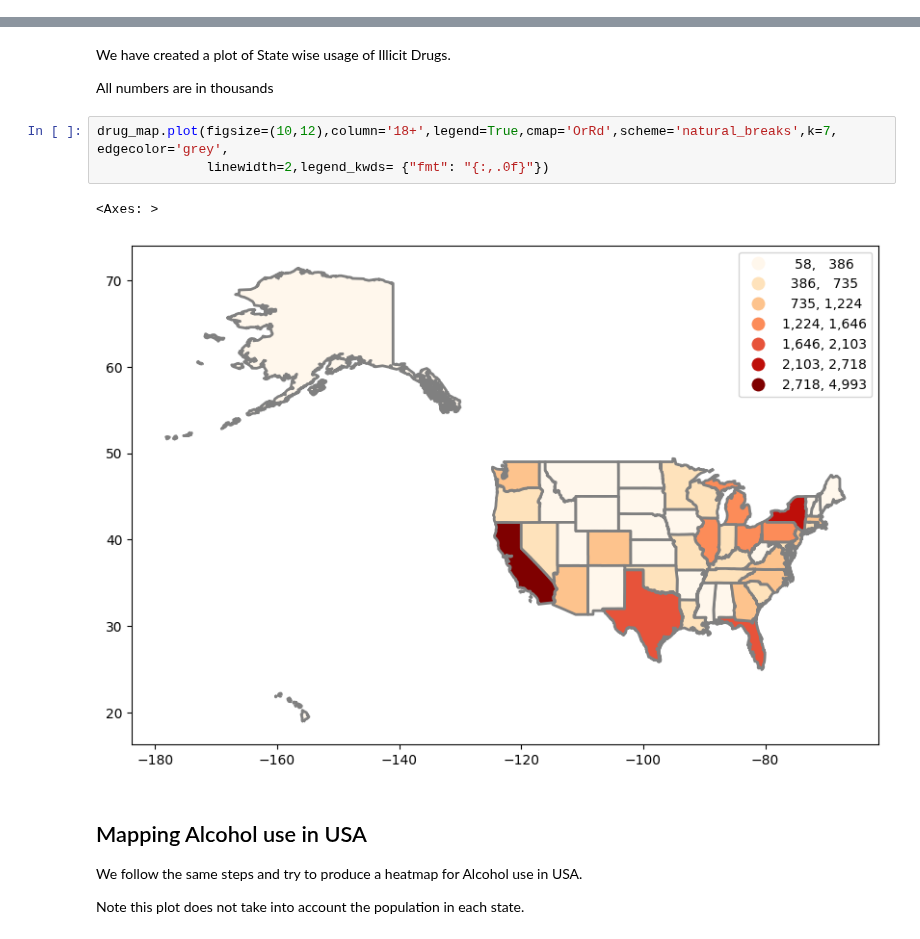
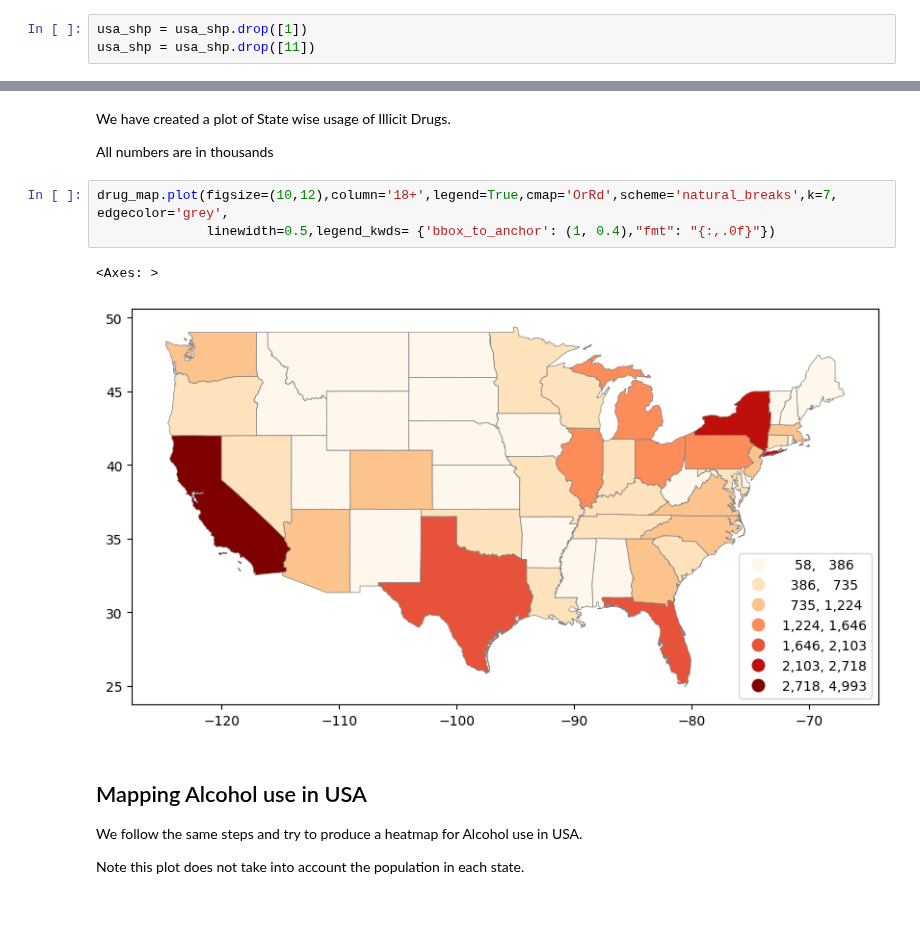
Before and after one commit to gauravshetty98/Analyzing-Statewise-Substance-Abuse-And-Its-Correalation, a Jupyter notebook: map_ps0.ipynb, the cells around one changed output, grey strips where cells are left out. Cells and saved outputs as stored; diff of their text form; blank space fills up the shorter version.

```diff
--- a/map_ps0.ipynb
+++ b/map_ps0.ipynb
@@ -54,0 +72,3 @@ usa_shp.plot()
+# %%
+usa_shp = usa_shp.drop([1])
+usa_shp = usa_shp.drop([11])
@@ -176,10 +233,10 @@ We have created a plot of State wise usage of Illicit Drugs.
 All numbers are in thousands
 # %%
 drug_map.plot(figsize=(10,12),column='18+',legend=True,cmap='OrRd',scheme='natural_breaks',k=7, edgecolor='grey',
-              linewidth=2,legend_kwds= {"fmt": "{:,.0f}"})
+              linewidth=0.5,legend_kwds= {'bbox_to_anchor': (1, 0.4),"fmt": "{:,.0f}"})
 # %% [output]
 <Axes: >
-[figure, old version]
+[figure, new version]
 # %% [markdown]
 ## Mapping Alcohol use in USA
 
```
Also changed, not shown: parts of 23 cells of this notebook.
